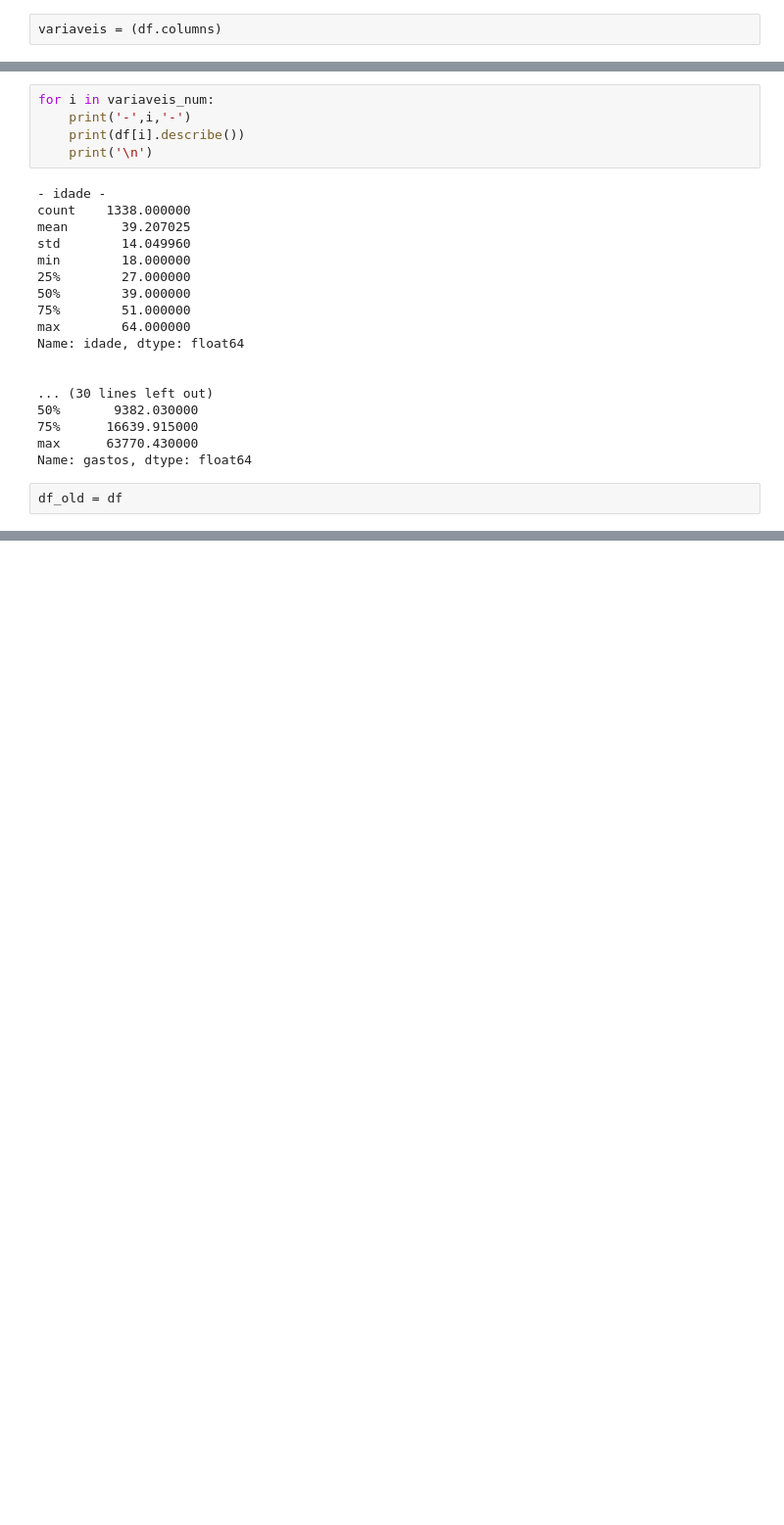
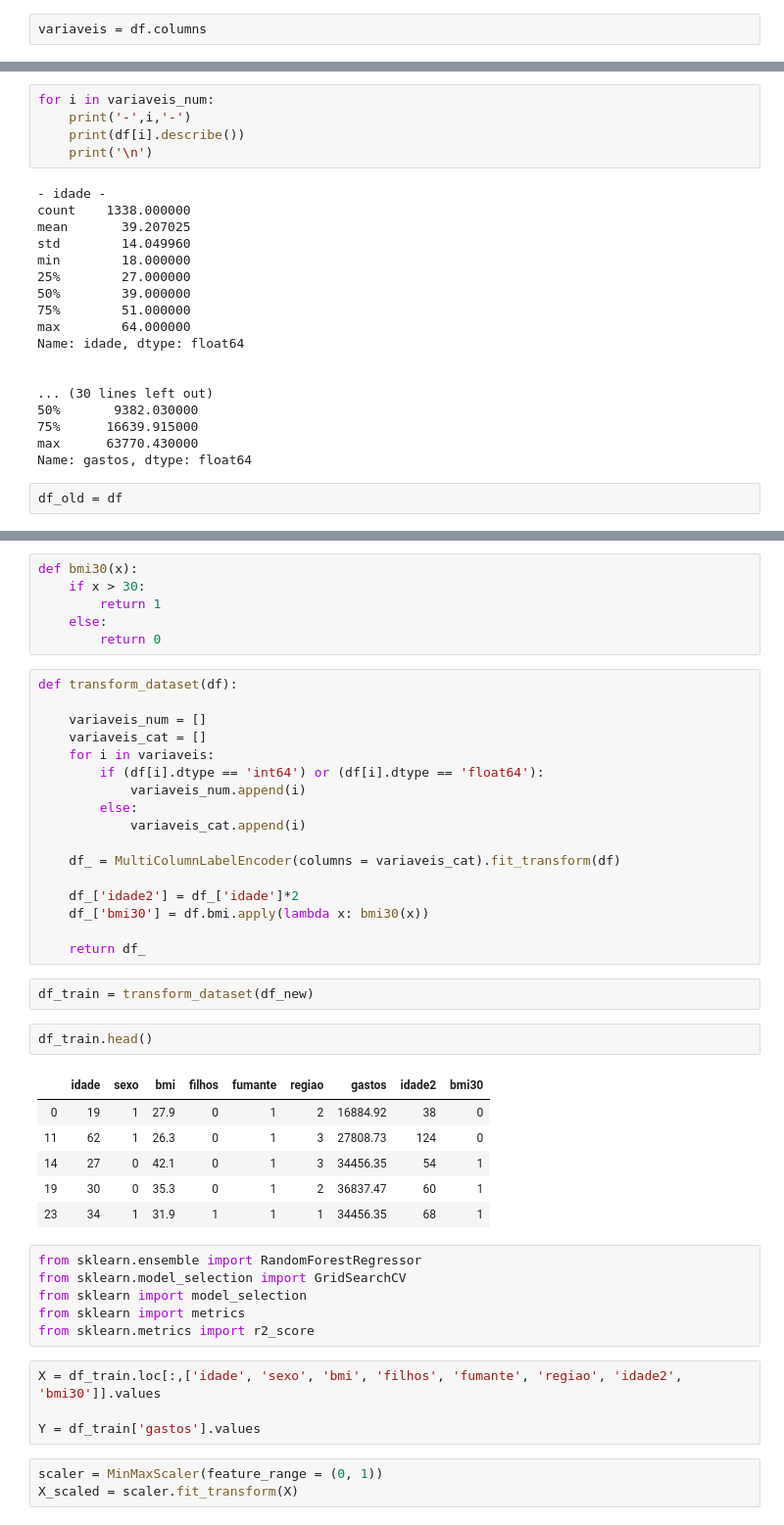
Before and after one commit to armindoguerra/prevendo-despesas-hospitalares, a Jupyter notebook: Untitled.ipynb, the cells around one changed output, grey strips where cells are left out. Shown at 98% size. Drawn from its saved outputs; the diff is of its cells as text; blank space fills up the shorter version.

```diff
--- a/Untitled.ipynb
+++ b/Untitled.ipynb
@@ -163,5 +131,5 @@ False
 # %%
-variaveis = (df.columns)
+variaveis = df.columns
 # %%
 variaveis_num = []
 variaveis_cat = []
@@ -251,0 +234,47 @@ plt.hist(df_new.gastos)
+# %%
+def bmi30(x):
+    if x > 30:
+        return 1
+    else:
+        return 0
+# %%
+def transform_dataset(df):
+
+    variaveis_num = []
+    variaveis_cat = []
+    for i in variaveis:
+        if (df[i].dtype == 'int64') or (df[i].dtype == 'float64'):
+            variaveis_num.append(i)
+        else:
+            variaveis_cat.append(i)
+
+    df_ = MultiColumnLabelEncoder(columns = variaveis_cat).fit_transform(df)
+
+    df_['idade2'] = df_['idade']*2
+    df_['bmi30'] = df.bmi.apply(lambda x: bmi30(x))
+
+    return df_
+# %%
+df_train = transform_dataset(df_new)
+# %%
+df_train.head()
+# %% [output]
+|  | idade | sexo | bmi | filhos | fumante | regiao | gastos | idade2 | bmi30 |
+| 0 | 19 | 1 | 27.9 | 0 | 1 | 2 | 16884.92 | 38 | 0 |
+| 11 | 62 | 1 | 26.3 | 0 | 1 | 3 | 27808.73 | 124 | 0 |
+| 14 | 27 | 0 | 42.1 | 0 | 1 | 3 | 34456.35 | 54 | 1 |
+| 19 | 30 | 0 | 35.3 | 0 | 1 | 2 | 36837.47 | 60 | 1 |
+| 23 | 34 | 1 | 31.9 | 1 | 1 | 1 | 34456.35 | 68 | 1 |
+# %%
+from sklearn.ensemble import RandomForestRegressor
+from sklearn.model_selection import GridSearchCV
+from sklearn import model_selection
+from sklearn import metrics
+from sklearn.metrics import r2_score
+# %%
+X = df_train.loc[:,['idade', 'sexo', 'bmi', 'filhos', 'fumante', 'regiao', 'idade2', 'bmi30']].values
+
+Y = df_train['gastos'].values
+# %%
+scaler = MinMaxScaler(feature_range = (0, 1))
+X_scaled = scaler.fit_transform(X)
```
Also changed, not shown: parts of 23 cells of this notebook.
